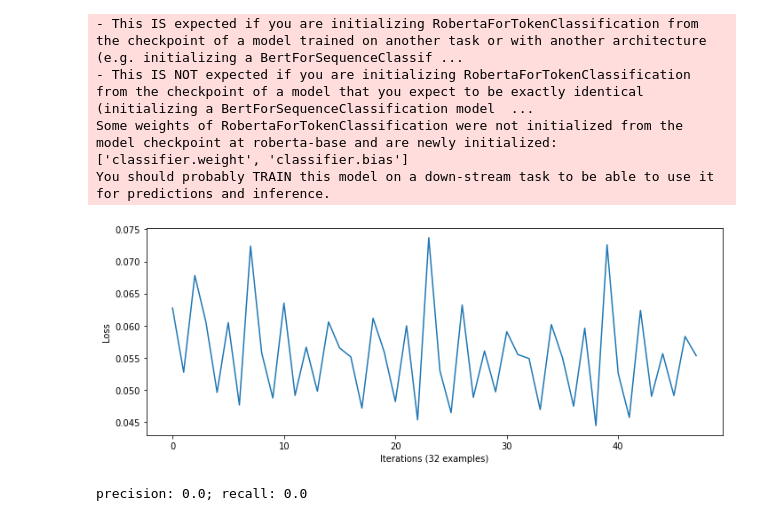
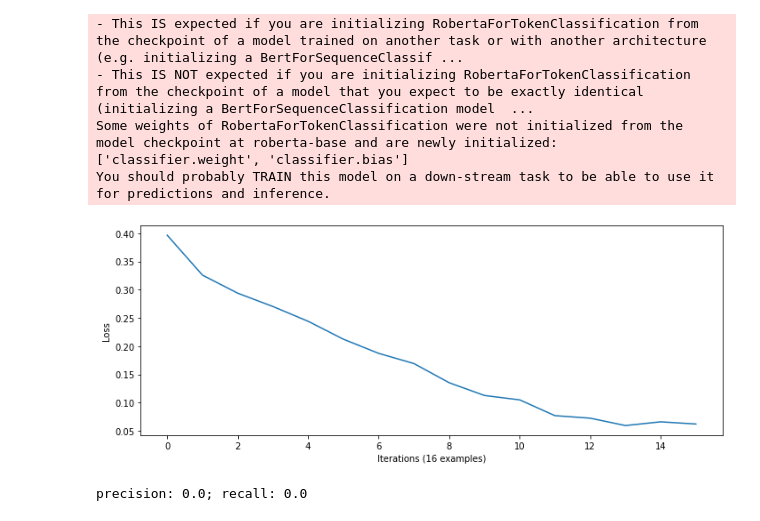
Before and after one commit to eriktks/cognitive_mapping, a Jupyter notebook: phrases.ipynb, the cells around one changed output. Cells and saved outputs as stored; diff of their text form; code cells hidden in the pictures.

```diff
--- a/phrases.ipynb
+++ b/phrases.ipynb
@@ -16,6 +16,8 @@ def read_data(file_name):
     for line in infile:
         json_data.append(json.loads(line))
     infile.close()
+
+    return json_data
 # %%
 def combine_data(json_data):
     combined_data = {}
@@ -174,7 +197,7 @@ device = torch.device("cuda" if torch.cuda.is_available() else "cpu")
 model.train().to(device)
 optimizer = optim.AdamW(params=model.parameters(), lr=1e-5)
 # %%
-n_epochs = 3
+n_epochs = 1
 train_data = torch.utils.data.DataLoader(project_data_converted['train'], batch_size=4)
 # %%
 train_loss = []
@@ -196,12 +219,12 @@ for epoch in tqdmn(range(n_epochs)):
 # %%
 fig, ax = plt.subplots(figsize=(10, 4))
 ax.plot(train_loss)
 ax.set_ylabel('Loss')
-ax.set_xlabel('Iterations (32 examples)')
+ax.set_xlabel(f'Iterations ({len(train_loss)} examples)')
 fig.tight_layout()
 plt.show()
 # %% [output]
-[figure, old version]
+[figure, new version]
 # %%
 model = model.eval()
 test_data = torch.utils.data.DataLoader(project_data_converted['train'], batch_size=4)
```
Also changed, not shown: parts of 5 cells of this notebook.
